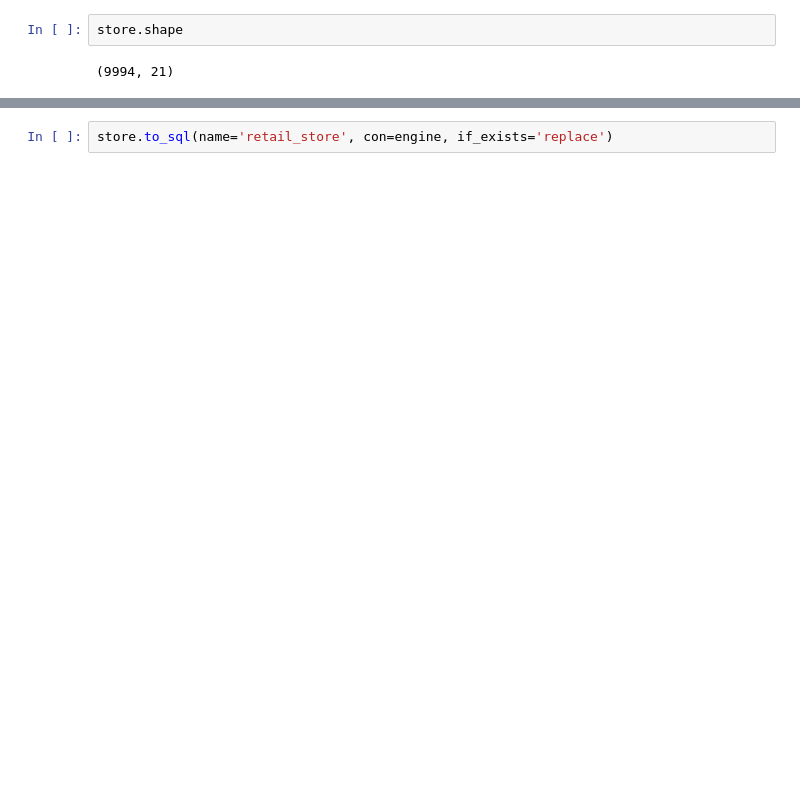
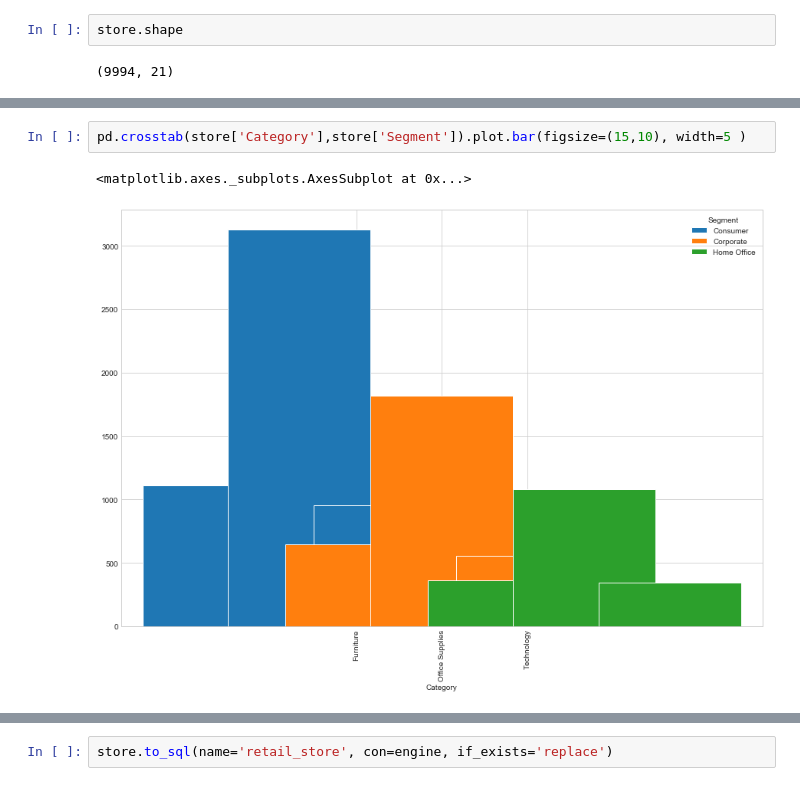
Before and after one commit to imran273/sales_forecasting_arima_-_fbprophet, a Jupyter notebook: research/data_exploratory.ipynb, the cells around one changed output, grey strips where cells are left out. Cells and saved outputs as stored; diff of their text form; blank space fills up the shorter version.

```diff
--- a/research/data_exploratory.ipynb
+++ b/research/data_exploratory.ipynb
@@ -41,0 +69,5 @@ store.shape
+# %%
+pd.crosstab(store['Category'],store['Segment']).plot.bar(figsize=(15,10), width=5 )
+# %% [output]
+<matplotlib.axes._subplots.AxesSubplot at 0x...>
+[figure, added]
```
Also changed, not shown: parts of 6 cells of this notebook.
